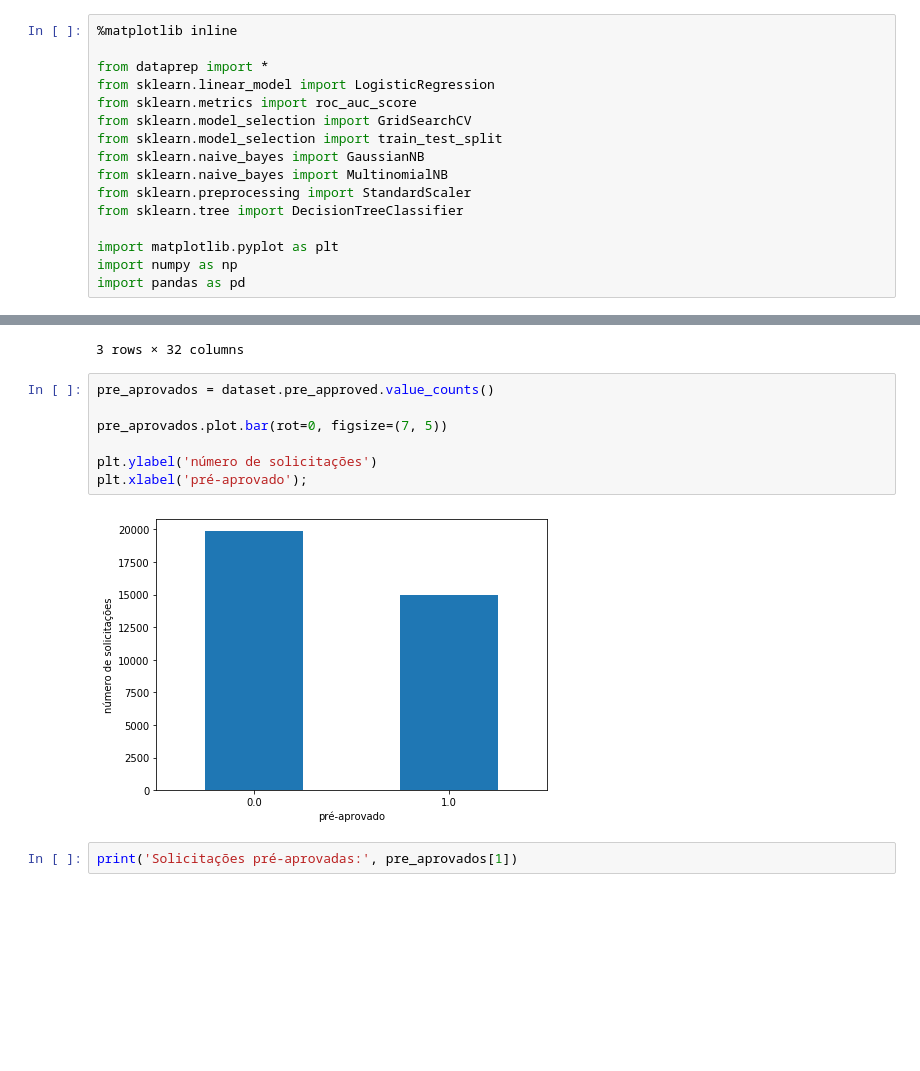
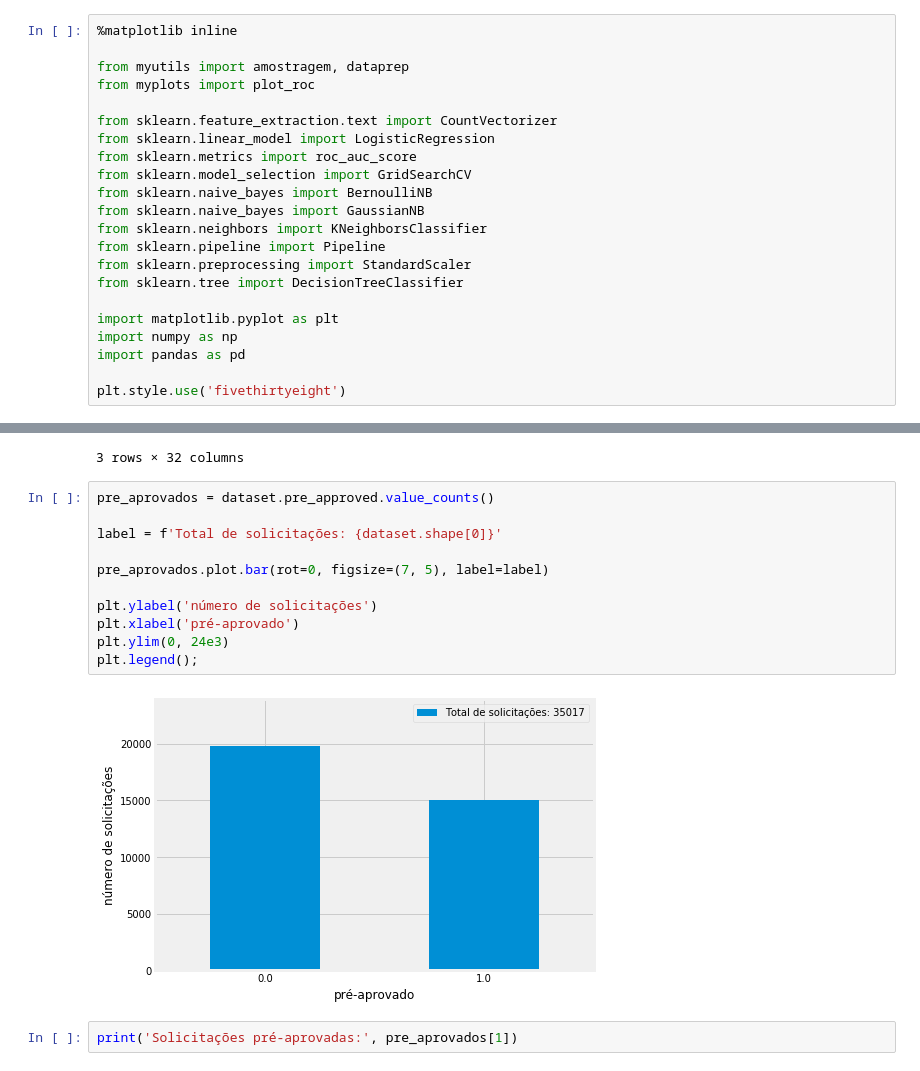
Before and after one commit to jruizvar/creditas, a Jupyter notebook: notebook/modelo_de_credito.ipynb, the cells around one changed output, grey strips where cells are left out. Cells and saved outputs as stored; diff of their text form; blank space fills up the shorter version.

```diff
--- a/notebook/modelo_de_credito.ipynb
+++ b/notebook/modelo_de_credito.ipynb
@@ -27,19 +27,25 @@ sys.path.append('../python')
 # %%
 %matplotlib inline
 
-from dataprep import *
+from myutils import amostragem, dataprep
+from myplots import plot_roc
+
+from sklearn.feature_extraction.text import CountVectorizer
 from sklearn.linear_model import LogisticRegression
 from sklearn.metrics import roc_auc_score
 from sklearn.model_selection import GridSearchCV
-from sklearn.model_selection import train_test_split
+from sklearn.naive_bayes import BernoulliNB
 from sklearn.naive_bayes import GaussianNB
-from sklearn.naive_bayes import MultinomialNB
+from sklearn.neighbors import KNeighborsClassifier
+from sklearn.pipeline import Pipeline
 from sklearn.preprocessing import StandardScaler
 from sklearn.tree import DecisionTreeClassifier
 
 import matplotlib.pyplot as plt
 import numpy as np
 import pandas as pd
+
+plt.style.use('fivethirtyeight')
 # %%
 dataset = pd.read_csv('../dados/dataset.csv') \
     .drop_duplicates()
@@ -54,12 +60,16 @@ dataset.head(3)
 # %%
 pre_aprovados = dataset.pre_approved.value_counts()
 
-pre_aprovados.plot.bar(rot=0, figsize=(7, 5))
+label = f'Total de solicitações: {dataset.shape[0]}'
+
+pre_aprovados.plot.bar(rot=0, figsize=(7, 5), label=label)
 
 plt.ylabel('número de solicitações')
-plt.xlabel('pré-aprovado');
+plt.xlabel('pré-aprovado')
+plt.ylim(0, 24e3)
+plt.legend();
 # %% [output]
-[figure, old version]
+[figure, new version]
 # %%
 print('Solicitações pré-aprovadas:', pre_aprovados[1])
 # %% [output]
```
Also changed, not shown: parts of 29 cells of this notebook, 2 other files.
